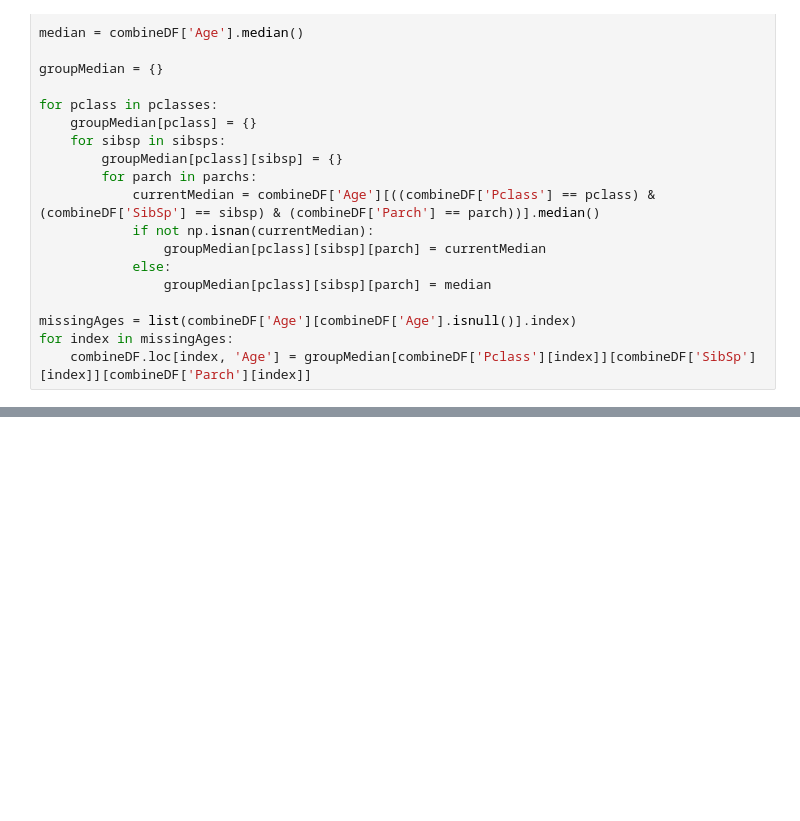
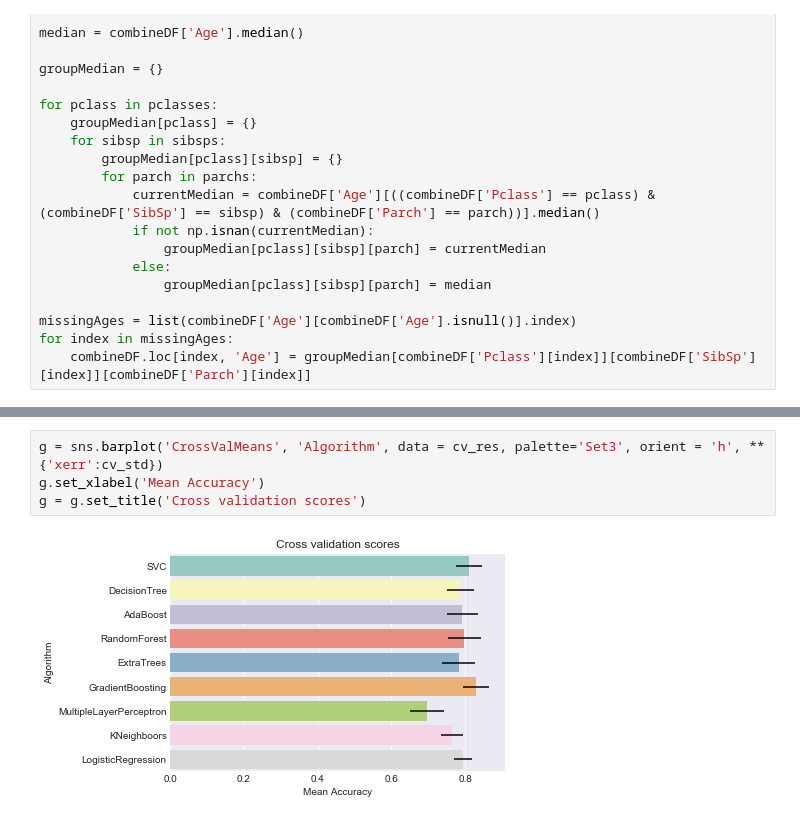
Before and after one commit to lordzsolt/Titanic, a Jupyter notebook: Notebook.ipynb, the cells around one changed output, grey strips where cells are left out. Drawn from its saved outputs; the diff is of its cells as text; blank space fills up the shorter version.

```diff
--- a/Notebook.ipynb
+++ b/Notebook.ipynb
@@ -150,0 +199,6 @@ print(combineDF.head(10))
+# %%
+g = sns.barplot('CrossValMeans', 'Algorithm', data = cv_res, palette='Set3', orient = 'h', **{'xerr':cv_std})
+g.set_xlabel('Mean Accuracy')
+g = g.set_title('Cross validation scores')
+# %% [output]
+[figure, added]
```
Also changed, not shown: parts of 33 cells of this notebook, 2 other files.
